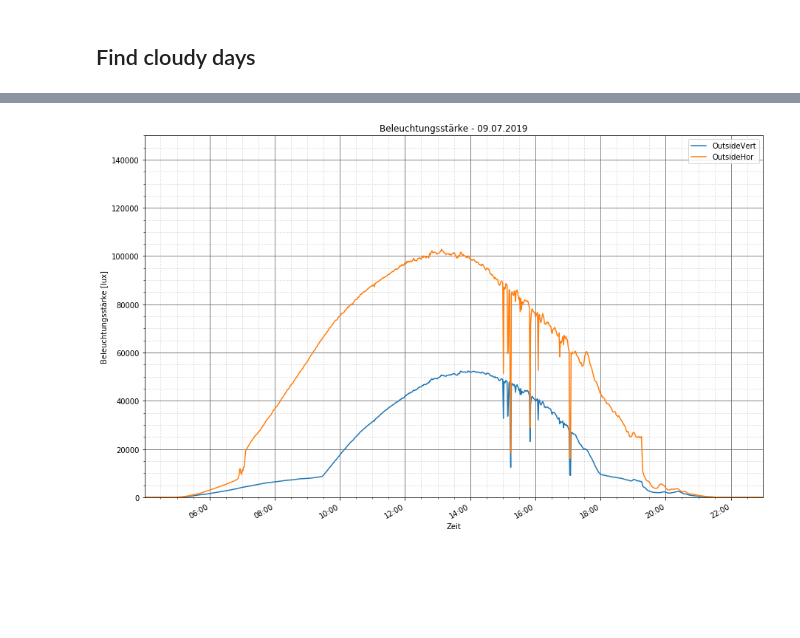
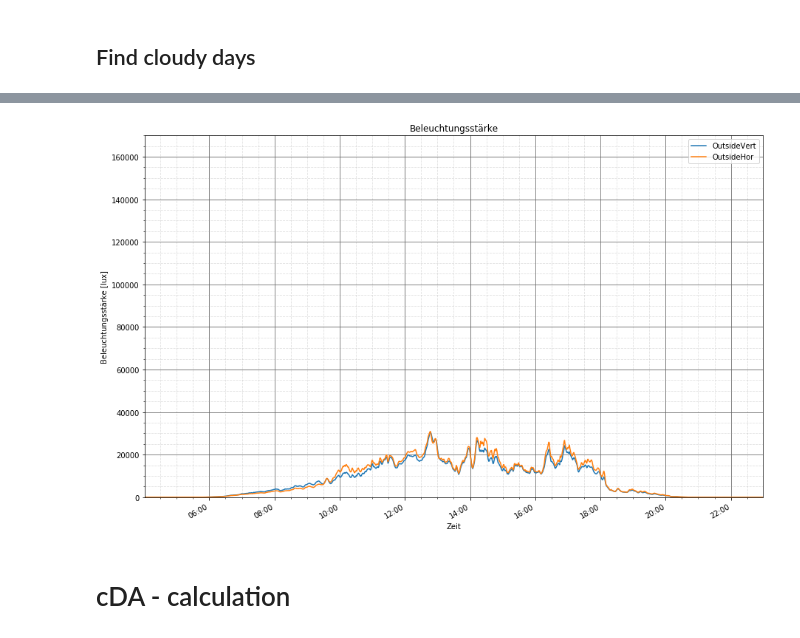
Before and after one commit to OliverZott/DataAnalysis_Almemo, a Jupyter notebook: Data_Almemo.ipynb, the cells around one changed output, grey strips where cells are left out. Saved outputs shown, nothing was run; the diff lists cells and outputs as text; code cells hidden in the pictures; blank space fills up the shorter version.

```diff
--- a/Data_Almemo.ipynb
+++ b/Data_Almemo.ipynb
@@ -140,8 +140,7 @@ display(df_20190709.tail(2))
 # plot specific timespan on specific day:
 
 ax = df.loc['2019-07-09 06:00:00':'2019-07-09 21:00:00'].plot(
-    y=['OutsideVert','OutsideHor'],grid=True,figsize=(15,10),
-    title = 'Beleuchtungsstärke - 09.07.2019' )
+    y=['OutsideVert','OutsideHor'],grid=True,title = 'Beleuchtungsstärke - 09.07.2019' )
 
 ax.set_xlabel("Zeit")
 ax.set_ylabel("Beleuchtungsstärke [lux]")
@@ -164,8 +170,13 @@ ax.xaxis.set_major_formatter(myFmt)
 # %%
-def day_plt(start, end, max, sit1=0, ):
-    ax = df.loc[start:end].plot(
-        y=['OutsideVert','OutsideHor'],grid=True,figsize=(15,10),
-        title = 'Beleuchtungsstärke - 09.07.2019' )
+def day_plt(start, end, max, *args):
+    try:
+        arg_lst = []
+        for i, arg in enumerate(args):
+            arg_lst.append(arg)
+        ax = df.loc[start:end].plot(y=arg_lst,grid=True,figsize=(15,10),title = 'Beleuchtungsstärke')
+    except:
+        print("Irgednwas is komisch: ", y)
+
     ax.set_xlabel("Zeit")
     ax.set_ylabel("Beleuchtungsstärke [lux]")
     plt.grid(b=True, which='major', color='#666666', linestyle='-')
@@ -416,7 +463,9 @@ series = dg.OutsideHor < 40000
 # %%
-date_start = pd.Timestamp(2019, 6, 27, 4)
-date_end = pd.Timestamp(2019, 6, 27, 23)
+date_start = pd.Timestamp(2019, 5, 5, 4)
+date_end = pd.Timestamp(2019, 5, 5, 23)
 
-day_plt(date_start, date_end, 150000)
+day_plt(date_start, date_end, 170000, 'OutsideVert','OutsideHor')
 # %% [output]
-[figure, old version]
+[figure, new version]
+# %% [markdown]
+# cDA - calculation
```
Also changed, not shown: parts of 20 cells of this notebook.
